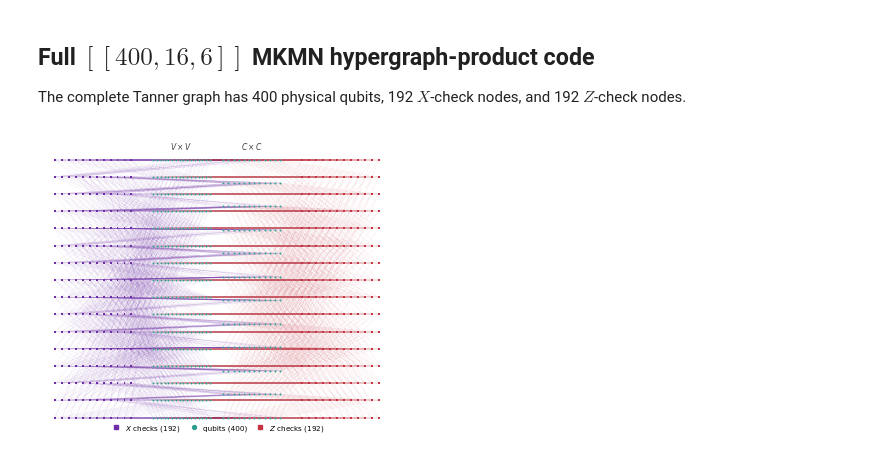
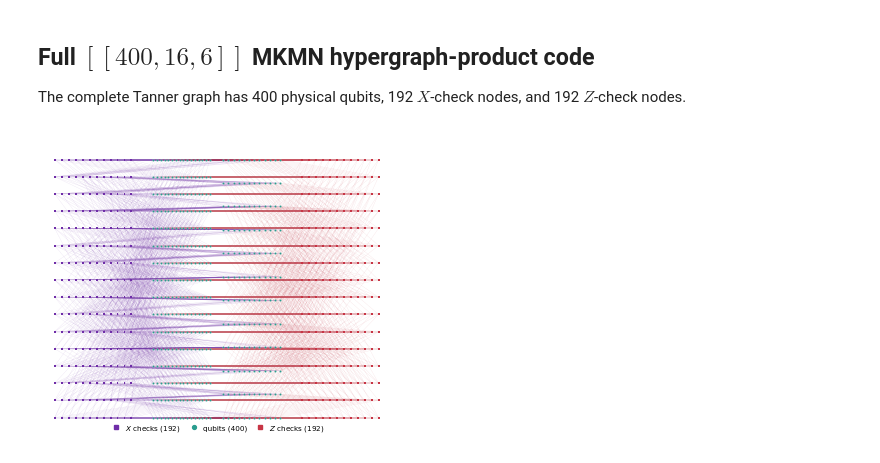
Before and after one commit to laramoyanotaylor/GKP_QEC_Project_Code, a Jupyter notebook: Hypergraph_to_SurfaceCode.ipynb, the cells around one changed output. Drawn from its saved outputs; the diff is of its cells as text; code cells hidden in the pictures.

```diff
--- a/Hypergraph_to_SurfaceCode.ipynb
+++ b/Hypergraph_to_SurfaceCode.ipynb
@@ -423,33 +439,33 @@ fig, ax = plt.subplots(figsize=(8.6 / 2.54, 8.2 / 2.54))
 ax.add_collection(LineCollection(
     incidence_segments(Hx_mkmn, x_checks, qubits),
     colors=x_colour, linewidths=0.16, alpha=0.20, zorder=1))
 ax.add_collection(LineCollection(
     incidence_segments(Hz_mkmn, z_checks, qubits),
     colors=z_colour, linewidths=0.16, alpha=0.20, zorder=1))
 ax.scatter(qubits[:, 0], qubits[:, 1], s=2.2, c=qubit_colour,
            edgecolors='white', linewidths=0.10, zorder=3)
 ax.scatter(x_checks[:, 0], x_checks[:, 1], s=2.0, marker='s',
            c=x_colour, edgecolors='none', zorder=3)
 ax.scatter(z_checks[:, 0], z_checks[:, 1], s=2.0, marker='s',
            c=z_colour, edgecolors='none', zorder=3)
-ax.text(0.395, 0.955, r'$V\times V$', ha='center', fontsize=5.5, color='0.25')
-ax.text(0.605, 0.955, r'$C\times C$', ha='center', fontsize=5.5, color='0.25')
+#ax.text(0.395, 0.955, r'$V\times V$', ha='center', fontsize=5.5, color='0.25')
+#ax.text(0.605, 0.955, r'$C\times C$', ha='center', fontsize=5.5, color='0.25')
 legend = [
     Line2D([], [], marker='s', linestyle='none', markersize=2.8,
            color=x_colour, label=r'$X$ checks (192)'),
     Line2D([], [], marker='o', linestyle='none', markersize=2.8,
            color=qubit_colour, label='qubits (400)'),
     Line2D([], [], marker='s', linestyle='none', markersize=2.8,
            color=z_colour, label=r'$Z$ checks (192)'),
 ]
 ax.legend(handles=legend, loc='lower center', bbox_to_anchor=(0.5, -0.012),
           ncol=3, frameon=False, fontsize=5.2, handletextpad=0.25,
           columnspacing=0.8)
 ax.set(xlim=(-0.005, 1.005), ylim=(0.02, 0.99))
 ax.axis('off')
 fig.subplots_adjust(left=0.002, right=0.998, top=0.998, bottom=0.075)
 fig.savefig('mkmn_400_tanner_graph.pdf', bbox_inches='tight', pad_inches=0.01)
 fig.savefig('mkmn_400_tanner_graph.png', dpi=600, bbox_inches='tight', pad_inches=0.01)
 plt.show()
 # %% [output]
-[figure, old version]
+[figure, new version]
```
Also changed, not shown: parts of 7 cells of this notebook, 4 other files.
